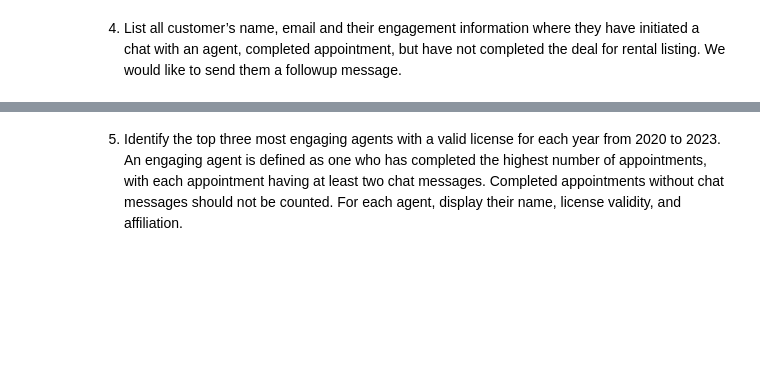
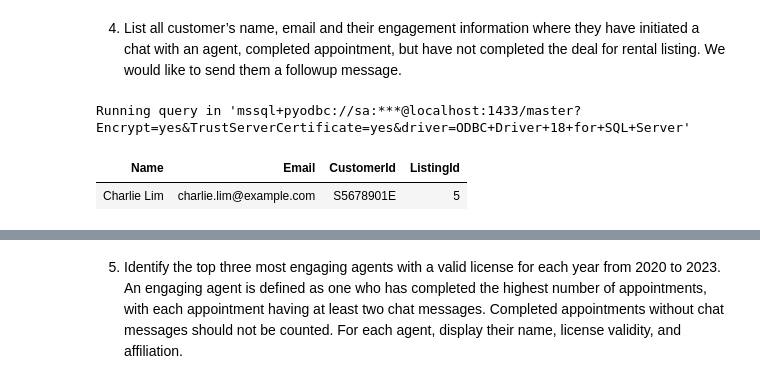
Before and after one commit to mrzzy/ntu-sc2207, a Jupyter notebook: lab.ipynb, the cells around one changed output, grey strips where cells are left out. Drawn from its saved outputs; the diff is of its cells as text; code cells hidden in the pictures; blank space fills up the shorter version.

Commit message:
feat(lab5): add query 4 & supporting data rows

```diff
--- a/lab.ipynb
+++ b/lab.ipynb
@@ -584,4 +600,26 @@ TODO: EXPLAIN
 TODO: EXPLAIN
 # %% [markdown]
 4. List all customer’s name, email and their engagement information where they have initiated a chat with an agent, completed appointment, but have not completed the deal for rental listing. We would like to send them a followup message.
+# %%
+%%sql
+SELECT u.Name, u.Email, e.*
+FROM [User] AS u
+    -- select only customers with engagements
+    INNER JOIN Engagement AS e ON e.CustomerId = u.Nric
+    -- select only customers that has initiated chats
+    INNER JOIN Chat AS c ON
+        c.CustomerID = u.Nric AND c.ListingId = e.ListingId
+    -- select only customers that have completed appointments
+    INNER JOIN AppointmentLog AS a ON
+        a.CustomerID = u.Nric AND a.ListingId = e.ListingID AND a.Status = 'Completed'
+-- exclude customers that have completed the deal
+WHERE NOT EXISTS (
+    SELECT 1
+    FROM ViewingHistory AS v
+    WHERE v.CustomerId = u.Nric AND e.ListingId = v.ListingId AND v.Status = 'Completed'
+)
+# %% [output]
+Running query in 'mssql+pyodbc://sa:***@localhost:1433/master?Encrypt=yes&TrustServerCertificate=yes&driver=ODBC+Driver+18+for+SQL+Server'
+| Name | Email | CustomerId | ListingId |
+| Charlie Lim | charlie.lim@example.com | S5678901E | 5 |
 # %% [markdown]
```
Also changed, not shown: parts of 3 cells of this notebook.
